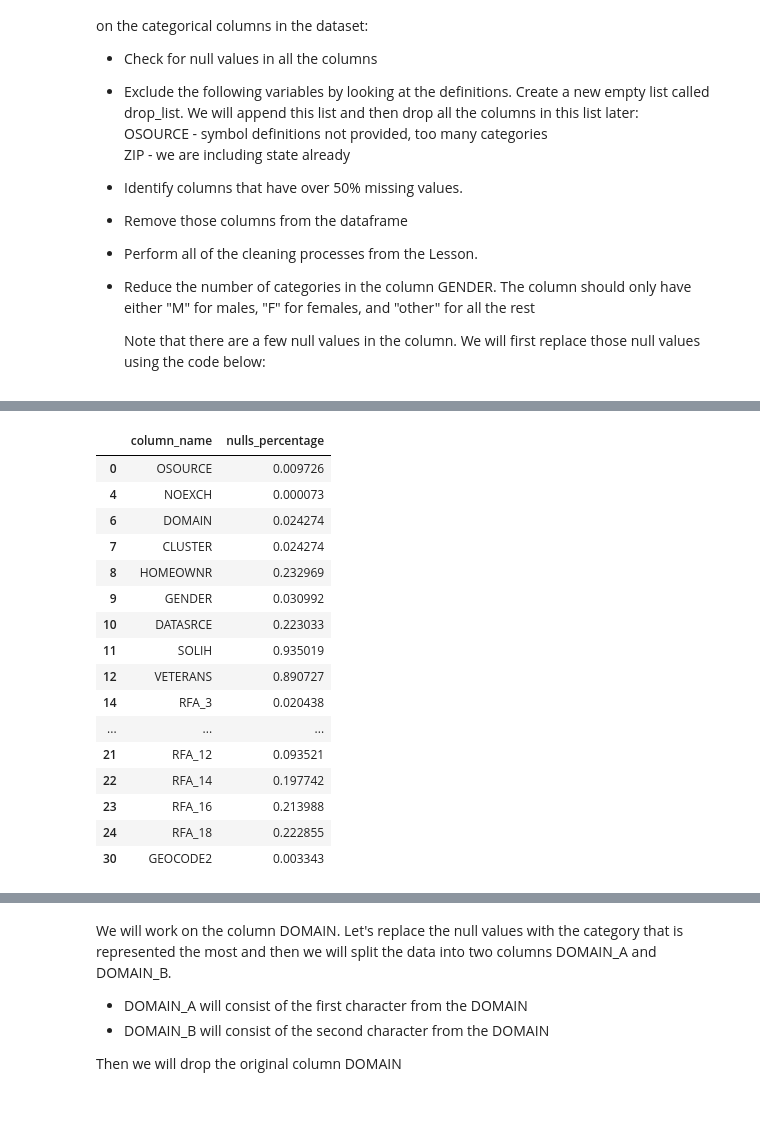
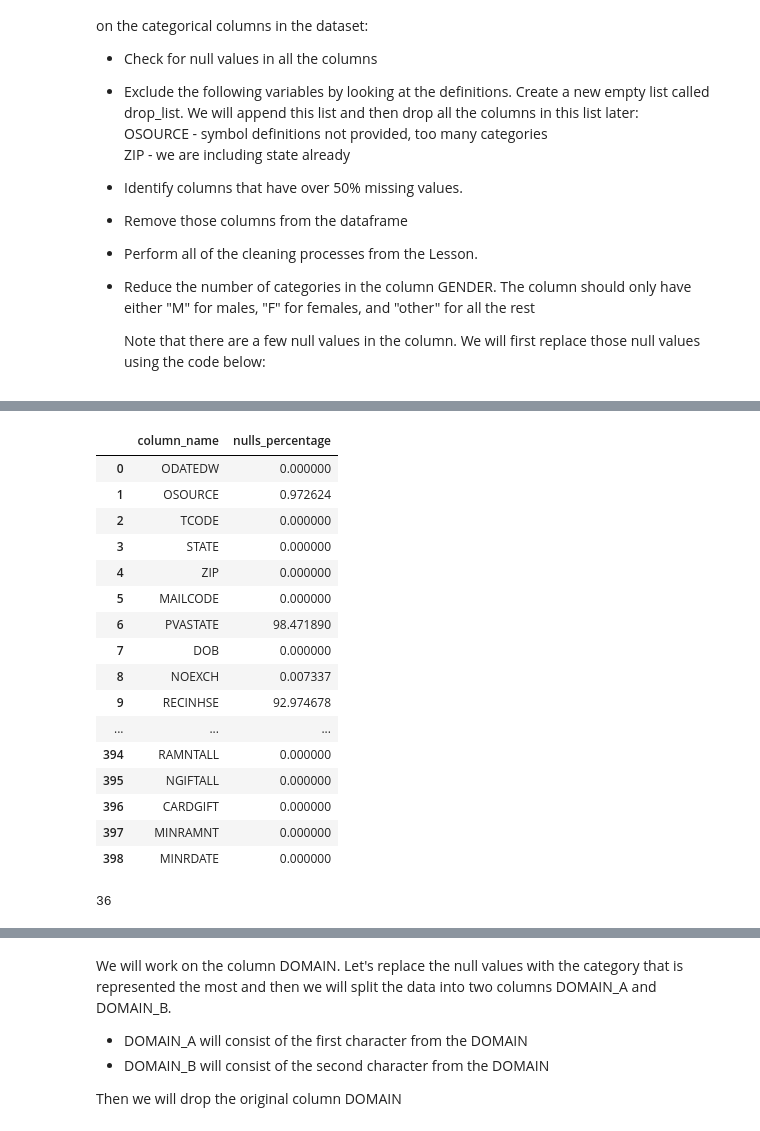
Before and after one commit to damiencmb/lab-revisiting-machine-learning, a Jupyter notebook: lab-revisiting-machine-learning.ipynb, the cells around one changed output, grey strips where cells are left out. Drawn from its saved outputs; the diff is of its cells as text; code cells hidden in the pictures.

```diff
--- a/lab-revisiting-machine-learning.ipynb
+++ b/lab-revisiting-machine-learning.ipynb
@@ -71,0 +55,2 @@ dtype: float64
+# %%
+drop_columns_list = list(columns_above_threshold['column_name'])
@@ -71,0 +62,31 @@ dtype: float64
+# %%
+data['MAILCODE'] = data['MAILCODE'].apply(lambda x: x.replace(" ", "A"))
+# %%
+data = data.apply(lambda x: x.replace(" ", np.NaN))
+# %%
+nulls_percent_df_2 = pd.DataFrame(data.isna().sum()*100/len(data)).reset_index()
+nulls_percent_df_2.columns = ['column_name', 'nulls_percentage']
+nulls_percent_df_2
+# %% [output]
+|  | column_name | nulls_percentage |
+| 0 | ODATEDW | 0.000000 |
+| 1 | OSOURCE | 0.972624 |
+| 2 | TCODE | 0.000000 |
+| 3 | STATE | 0.000000 |
+| 4 | ZIP | 0.000000 |
+| 5 | MAILCODE | 0.000000 |
+| 6 | PVASTATE | 98.471890 |
+| 7 | DOB | 0.000000 |
+| 8 | NOEXCH | 0.007337 |
+| 9 | RECINHSE | 92.974678 |
+| ... | ... | ... |
+| 394 | RAMNTALL | 0.000000 |
+| 395 | NGIFTALL | 0.000000 |
+| 396 | CARDGIFT | 0.000000 |
+| 397 | MINRAMNT | 0.000000 |
+| 398 | MINRDATE | 0.000000 |
+# %%
+columns_above_threshold_2 = nulls_percent_df_2[nulls_percent_df_2['nulls_percentage']>50]
+print(len(columns_above_threshold_2['column_name']))
+# %% [output]
+36
@@ -77,20 +96,0 @@ nulls_percent_df.columns = ['column_name', 'nulls_percentage']
-# %%
-nulls_percent_df[nulls_percent_df['nulls_percentage']!=0]
-# %% [output]
-|  | column_name | nulls_percentage |
-| 0 | OSOURCE | 0.009726 |
-| 4 | NOEXCH | 0.000073 |
-| 6 | DOMAIN | 0.024274 |
-| 7 | CLUSTER | 0.024274 |
-| 8 | HOMEOWNR | 0.232969 |
-| 9 | GENDER | 0.030992 |
-| 10 | DATASRCE | 0.223033 |
-| 11 | SOLIH | 0.935019 |
-| 12 | VETERANS | 0.890727 |
-| 14 | RFA_3 | 0.020438 |
-| ... | ... | ... |
-| 21 | RFA_12 | 0.093521 |
-| 22 | RFA_14 | 0.197742 |
-| 23 | RFA_16 | 0.213988 |
-| 24 | RFA_18 | 0.222855 |
-| 30 | GEOCODE2 | 0.003343 |
```
Also changed, not shown: parts of 96 cells of this notebook, 1 other file.
